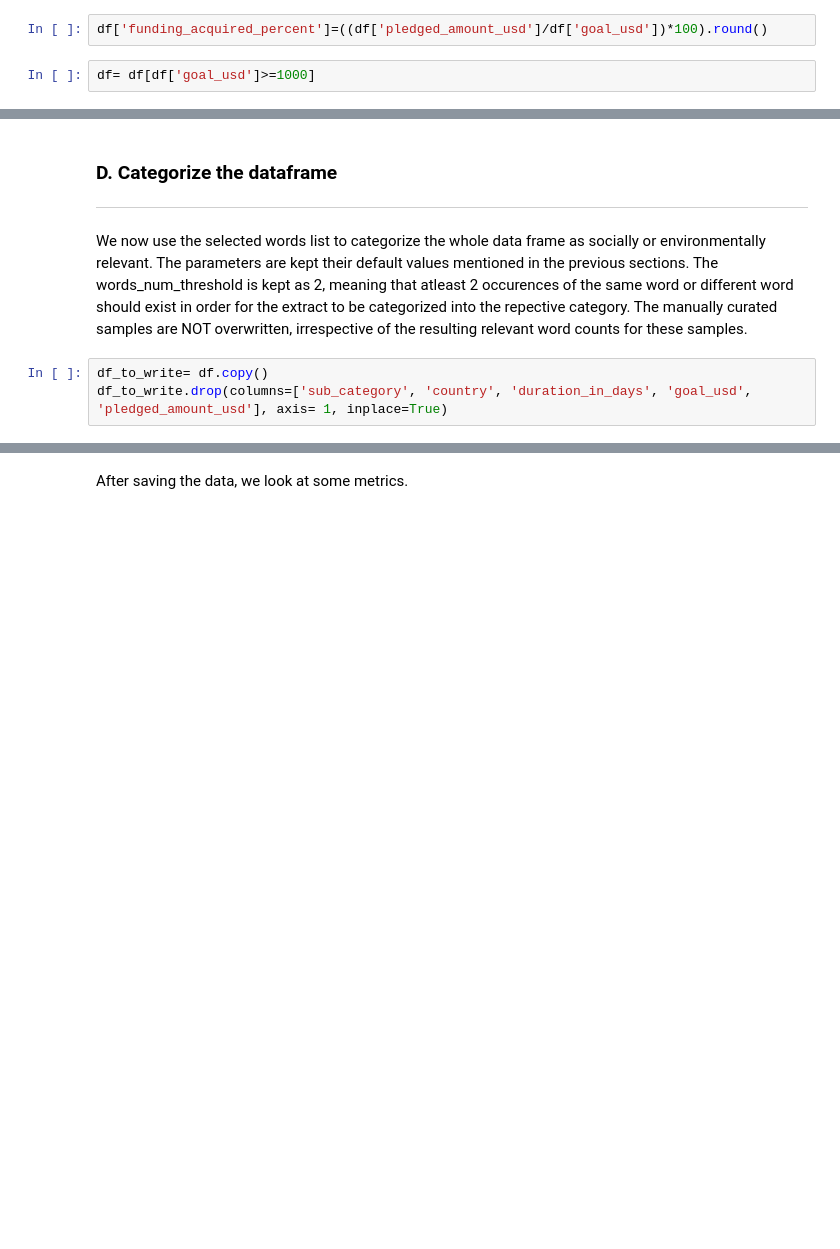
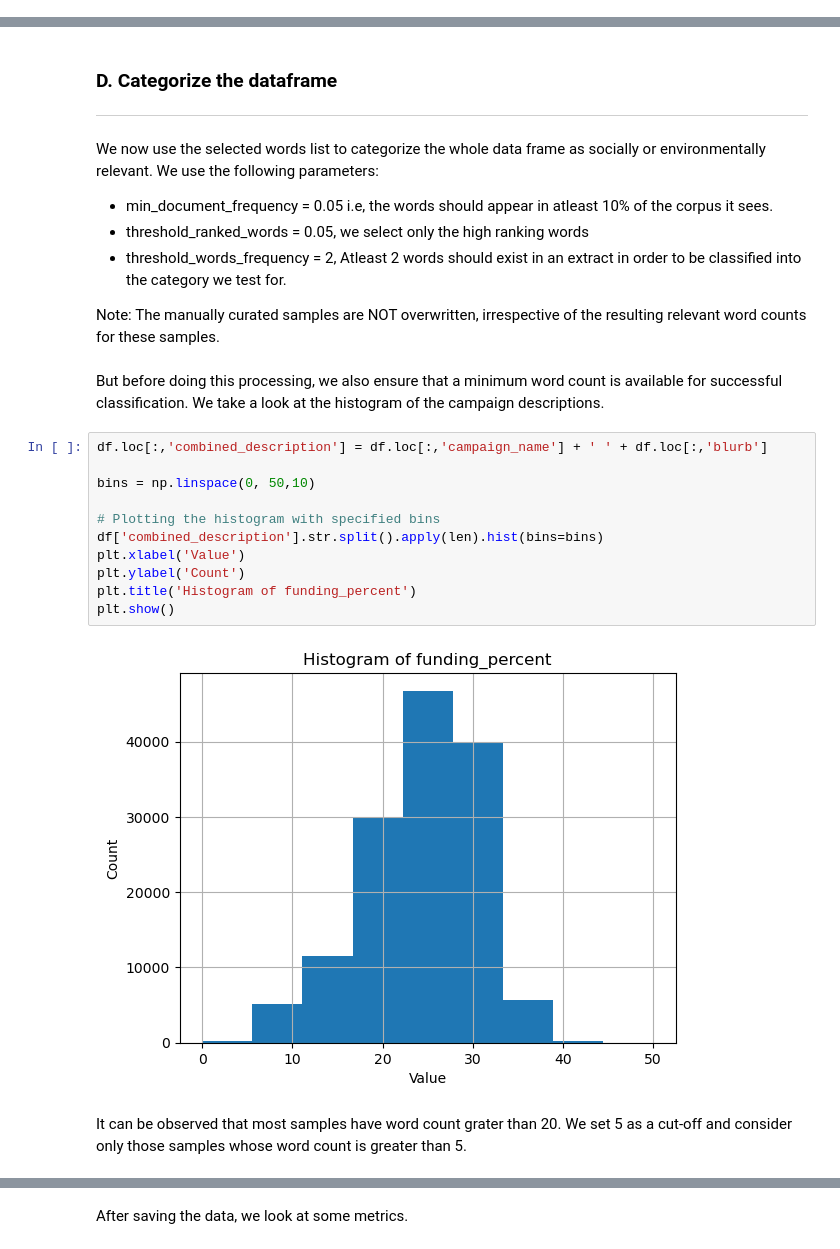
Before and after one commit to joss-thu/sustainability-kickstarter-campaigns, a Jupyter notebook: 02.Dataset_semantic_analysis.ipynb, the cells around one changed output, grey strips where cells are left out. Cells and saved outputs as stored; diff of their text form; blank space fills up the shorter version.

```diff
--- a/02.Dataset_semantic_analysis.ipynb
+++ b/02.Dataset_semantic_analysis.ipynb
@@ -57,4 +57,0 @@ We print 2 random rows of the dataset for preliminary impressions.
-# %%
-df['funding_acquired_percent']=((df['pledged_amount_usd']/df['goal_usd'])*100).round()
-# %%
-df= df[df['goal_usd']>=1000]
@@ -540,7 +460,26 @@ We see that the accuracy has dropped, because understandably there are only a lo
 ### D. Categorize the dataframe
 --- -------------------
 # %% [markdown]
-We now use the selected words list to categorize the whole data frame as socially or environmentally relevant. The parameters are kept their default values mentioned in the previous sections. The words_num_threshold is kept as 2, meaning that atleast 2 occurences of the same word or different word should exist in order for the extract to be categorized into the repective category. The manually curated samples are NOT overwritten, irrespective of the resulting relevant word counts for these samples.
+We now use the selected words list to categorize the whole data frame as socially or environmentally relevant. We use the following parameters:
+- min_document_frequency = 0.05 i.e, the words should appear in atleast 10% of the corpus it sees.
+- threshold_ranked_words =  0.05, we select only the high ranking words
+- threshold_words_frequency = 2, Atleast 2 words should exist in an extract in order to be classified into the category we test for.
+
+Note: The manually curated samples are NOT overwritten, irrespective of the resulting relevant word counts for these samples.
-# %%
-df_to_write= df.copy()
-df_to_write.drop(columns=['sub_category', 'country', 'duration_in_days', 'goal_usd', 'pledged_amount_usd'], axis= 1, inplace=True)
+# %% [markdown]
+But before doing this processing, we also ensure that a minimum word count is available for successful classification. We take a look at the histogram of the campaign descriptions.
+# %%
+df.loc[:,'combined_description'] = df.loc[:,'campaign_name'] + ' ' + df.loc[:,'blurb']
+
+bins = np.linspace(0, 50,10)
+
+# Plotting the histogram with specified bins
+df['combined_description'].str.split().apply(len).hist(bins=bins)
+plt.xlabel('Value')
+plt.ylabel('Count')
+plt.title('Histogram of funding_percent')
+plt.show()
+# %% [output]
+[figure, added]
+# %% [markdown]
+It can be observed that most samples have word count grater than 20. We set 5 as a cut-off and consider only those samples whose word count is greater than 5.
```
Also changed, not shown: parts of 42 cells of this notebook, 16 other files.
